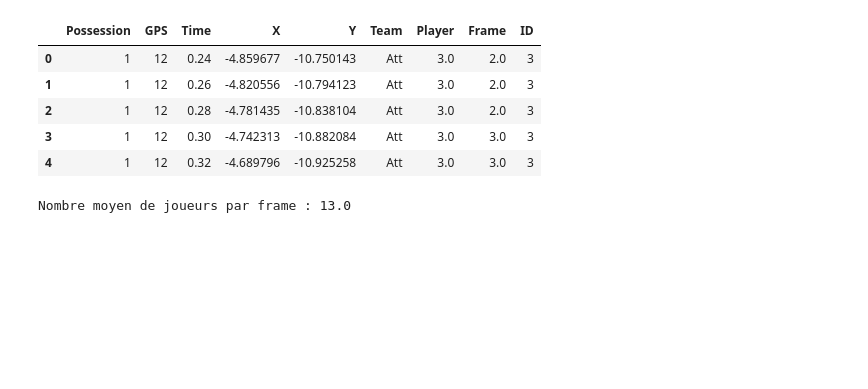
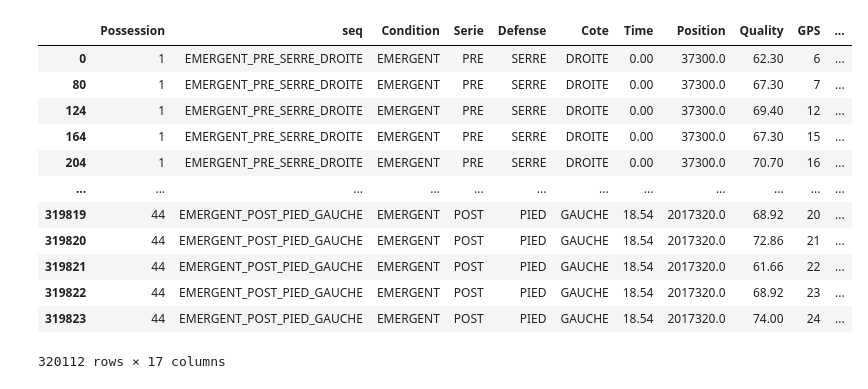
Before and after one commit to Uthmankontao/Stage_DynaTeam, a Jupyter notebook: notebooks/02_statistiques_tracking.ipynb, the cells around one changed output. Saved outputs shown, nothing was run; the diff lists cells and outputs as text; code cells hidden in the pictures; blank space fills up the shorter version.

```diff
--- a/notebooks/02_statistiques_tracking.ipynb
+++ b/notebooks/02_statistiques_tracking.ipynb
@@ -2,23 +2,25 @@
 import pandas as pd
 import numpy as np
 import matplotlib.pyplot as plt
-df_tracking = pd.read_csv("C:/Users/Ousmane Kontao/Desktop/Projet_Data🏀/data_brute/tracking GPS - pedagogie emergente.csv", low_memory=False)
-df_tracking.drop(columns=["Unnamed: 0", "Position"], inplace=True)
-df_seq = pd.read_csv("C:/Users/Ousmane Kontao/Desktop/Projet_Data🏀/data_brute/event sequencage - pedagogie emergente.csv", sep=';')
-df_infos = pd.read_csv("C:/Users/Ousmane Kontao/Desktop/Projet_Data🏀/data_brute/informations - pedagogie emergente.csv", sep=';')
+df_tracking = pd.read_csv("../new_data/AGEN_EMERGENT.csv")
+df_infos = pd.read_csv("../new_data/INFOS_v2.csv", sep=";")
+df_infos = df_infos[(df_infos['EXPE'] == "agen") & (df_infos["PEDA"] == "emergent")]
+df_seq = pd.read_csv("../new_data/SEQUENCES_v2.csv", sep=";")
+df_seq = df_seq[(df_seq['Expe'] == "agen") & (df_seq["Condition"] == "EMERGENT")]
 # %%
-df_tracking.head()
+df_tracking = df_tracking.sort_values(by=['Position', 'Time', "Possession"], ascending=True)
+df_tracking
 # %% [output]
-|  | Possession | GPS | Time | X | Y | Team | Player | Frame | ID |
-| 0 | 1 | 12 | 0.24 | -4.859677 | -10.750143 | Att | 3.0 | 2.0 | 3 |
-| 1 | 1 | 12 | 0.26 | -4.820556 | -10.794123 | Att | 3.0 | 2.0 | 3 |
-| 2 | 1 | 12 | 0.28 | -4.781435 | -10.838104 | Att | 3.0 | 2.0 | 3 |
-| 3 | 1 | 12 | 0.30 | -4.742313 | -10.882084 | Att | 3.0 | 3.0 | 3 |
-| 4 | 1 | 12 | 0.32 | -4.689796 | -10.925258 | Att | 3.0 | 3.0 | 3 |
+|  | Possession | seq | Condition | Serie | Defense | Cote | Time | Position | Quality | GPS | ... |
+| 0 | 1 | EMERGENT_PRE_SERRE_DROITE | EMERGENT | PRE | SERRE | DROITE | 0.00 | 37300.0 | 62.30 | 6 | ... |
+| 80 | 1 | EMERGENT_PRE_SERRE_DROITE | EMERGENT | PRE | SERRE | DROITE | 0.00 | 37300.0 | 67.30 | 7 | ... |
+| 124 | 1 | EMERGENT_PRE_SERRE_DROITE | EMERGENT | PRE | SERRE | DROITE | 0.00 | 37300.0 | 69.40 | 12 | ... |
+| 164 | 1 | EMERGENT_PRE_SERRE_DROITE | EMERGENT | PRE | SERRE | DROITE | 0.00 | 37300.0 | 67.30 | 15 | ... |
+| 204 | 1 | EMERGENT_PRE_SERRE_DROITE | EMERGENT | PRE | SERRE | DROITE | 0.00 | 37300.0 | 70.70 | 16 | ... |
+| ... | ... | ... | ... | ... | ... | ... | ... | ... | ... | ... | ... |
+| 319819 | 44 | EMERGENT_POST_PIED_GAUCHE | EMERGENT | POST | PIED | GAUCHE | 18.54 | 2017320.0 | 68.92 | 20 | ... |
+| 319820 | 44 | EMERGENT_POST_PIED_GAUCHE | EMERGENT | POST | PIED | GAUCHE | 18.54 | 2017320.0 | 72.86 | 21 | ... |
+| 319821 | 44 | EMERGENT_POST_PIED_GAUCHE | EMERGENT | POST | PIED | GAUCHE | 18.54 | 2017320.0 | 61.66 | 22 | ... |
+| 319822 | 44 | EMERGENT_POST_PIED_GAUCHE | EMERGENT | POST | PIED | GAUCHE | 18.54 | 2017320.0 | 68.92 | 23 | ... |
+| 319823 | 44 | EMERGENT_POST_PIED_GAUCHE | EMERGENT | POST | PIED | GAUCHE | 18.54 | 2017320.0 | 74.00 | 24 | ... |
+320112 rows × 17 columns
-# %%
-df_tracking_joueurs = df_tracking[df_tracking["GPS"] != "Ball"]
-joueurs_par_frame = df_tracking_joueurs.groupby("Frame")["Player"].nunique()
-joueurs_moyens_par_frame = joueurs_par_frame.mean()
-print("Nombre moyen de joueurs par frame :", joueurs_moyens_par_frame)
-# %% [output]
-Nombre moyen de joueurs par frame : 13.0
```
Also changed, not shown: parts of 6 cells of this notebook, 2 other files.
